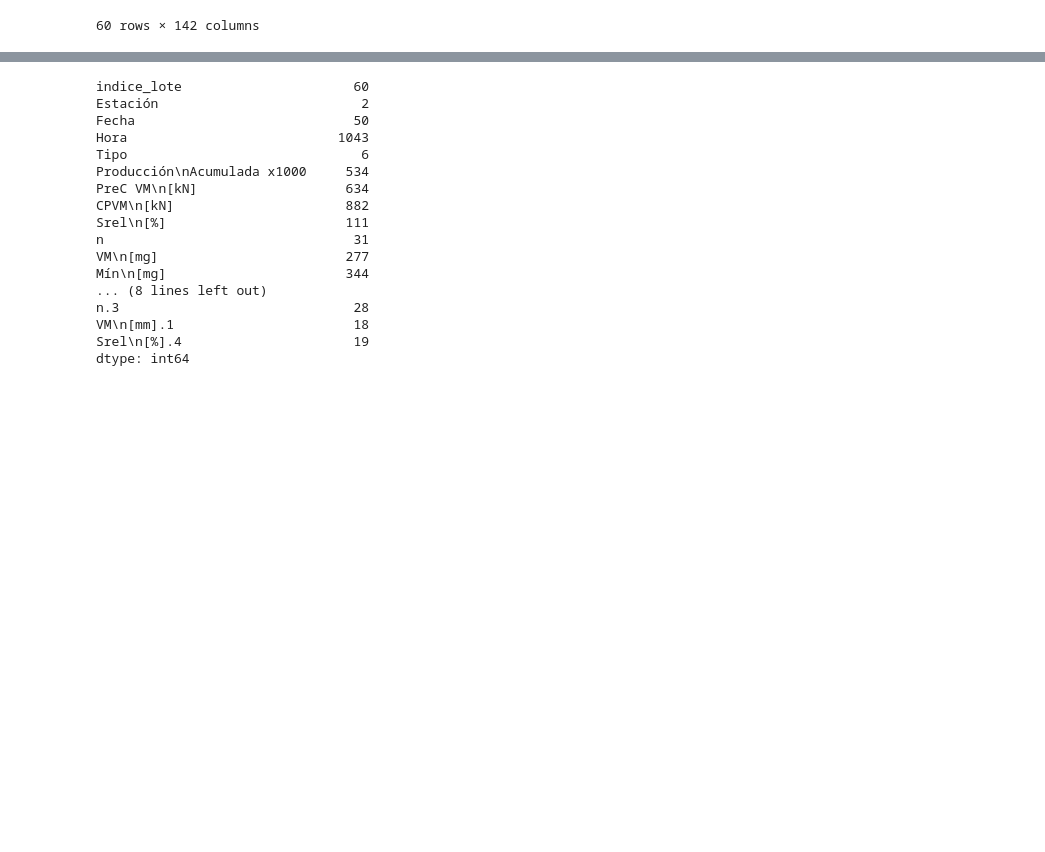
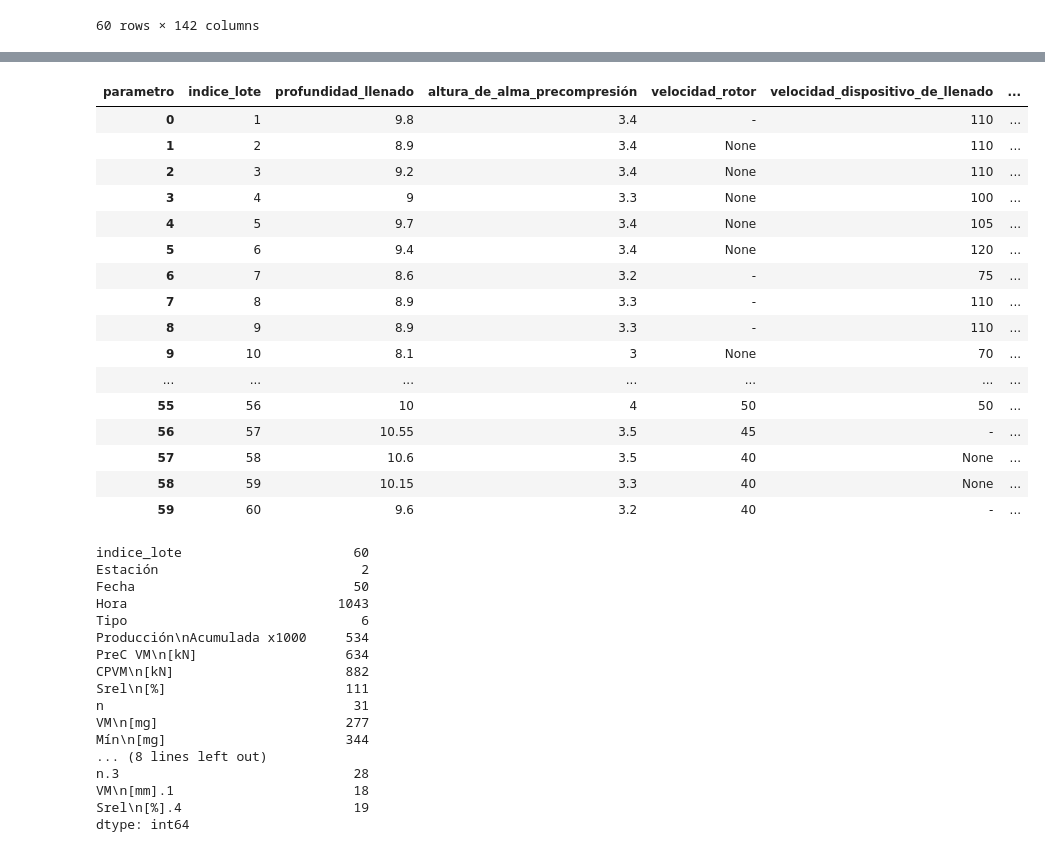
Before and after one commit to melmramxs/MA2003B, a Jupyter notebook: Limpieza.ipynb, the cells around one changed output, grey strips where cells are left out. Drawn from its saved outputs; the diff is of its cells as text; code cells hidden in the pictures; blank space fills up the shorter version.

```diff
--- a/Limpieza.ipynb
+++ b/Limpieza.ipynb
@@ -93,3 +113,26 @@ First few rows of pivoted dataframe:
+# %%
+# las 9 variables con las que se trabaja
+
+df_pivot_ss = df_pivoted[['indice_lote','profundidad_llenado', 'altura_de_alma_precompresión', 'velocidad_rotor', 'velocidad_dispositivo_de_llenado', 'fuerza_de_compresión_principal:_valor_medio', 'fuerza_de_compresión_principal:_s-rel','precompresión:_valor_medio', 'altura_de_alma_compresión_principal']]
+df_pivot_ss
+# %% [output]
+| parametro | indice_lote | profundidad_llenado | altura_de_alma_precompresión | velocidad_rotor | velocidad_dispositivo_de_llenado | ... |
+| 0 | 1 | 9.8 | 3.4 | - | 110 | ... |
+| 1 | 2 | 8.9 | 3.4 | None | 110 | ... |
+| 2 | 3 | 9.2 | 3.4 | None | 110 | ... |
+| 3 | 4 | 9 | 3.3 | None | 100 | ... |
+| 4 | 5 | 9.7 | 3.4 | None | 105 | ... |
+| 5 | 6 | 9.4 | 3.4 | None | 120 | ... |
+| 6 | 7 | 8.6 | 3.2 | - | 75 | ... |
+| 7 | 8 | 8.9 | 3.3 | - | 110 | ... |
+| 8 | 9 | 8.9 | 3.3 | - | 110 | ... |
+| 9 | 10 | 8.1 | 3 | None | 70 | ... |
+| ... | ... | ... | ... | ... | ... | ... |
+| 55 | 56 | 10 | 4 | 50 | 50 | ... |
+| 56 | 57 | 10.55 | 3.5 | 45 | - | ... |
+| 57 | 58 | 10.6 | 3.5 | 40 | None | ... |
+| 58 | 59 | 10.15 | 3.3 | 40 | None | ... |
+| 59 | 60 | 9.6 | 3.2 | 40 | - | ... |
 # %%
 data_pro.nunique()
 # %% [output]
```
Also changed, not shown: parts of 36 cells of this notebook.
